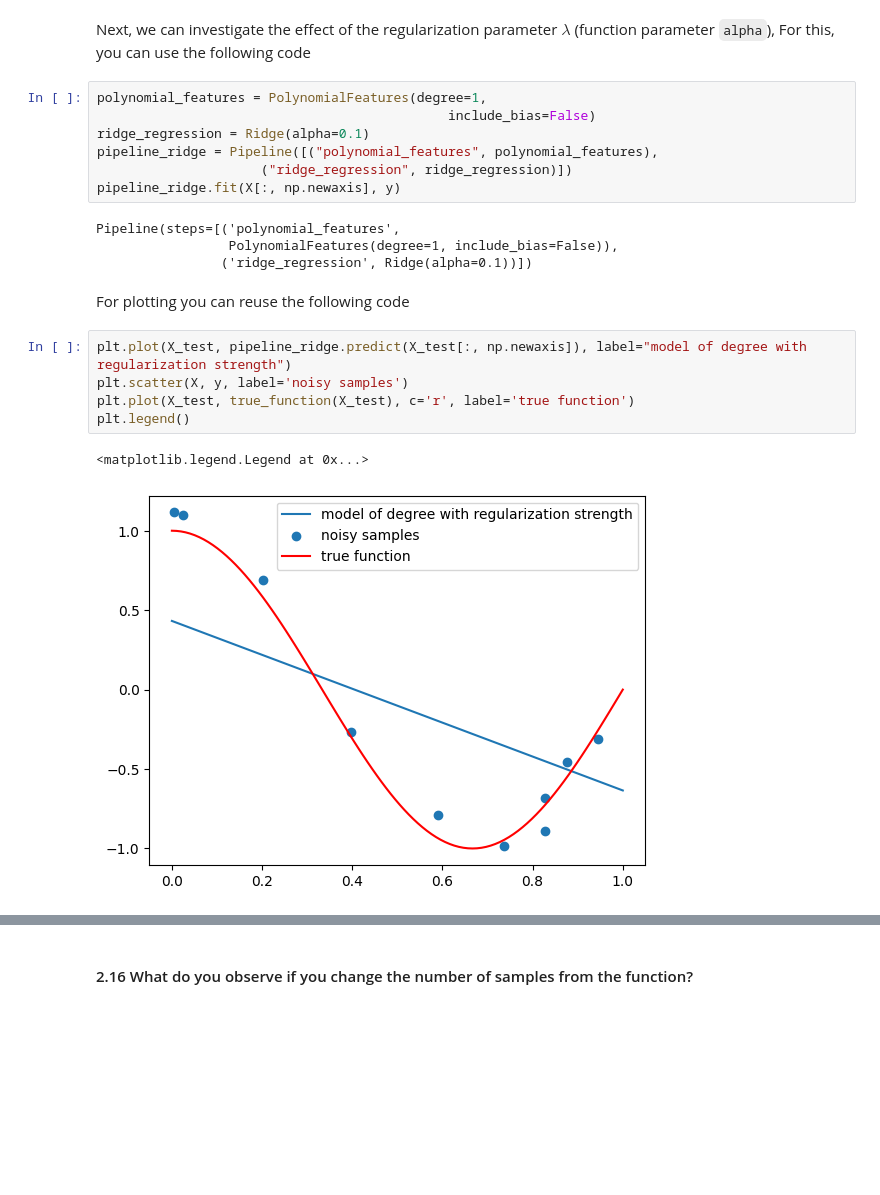
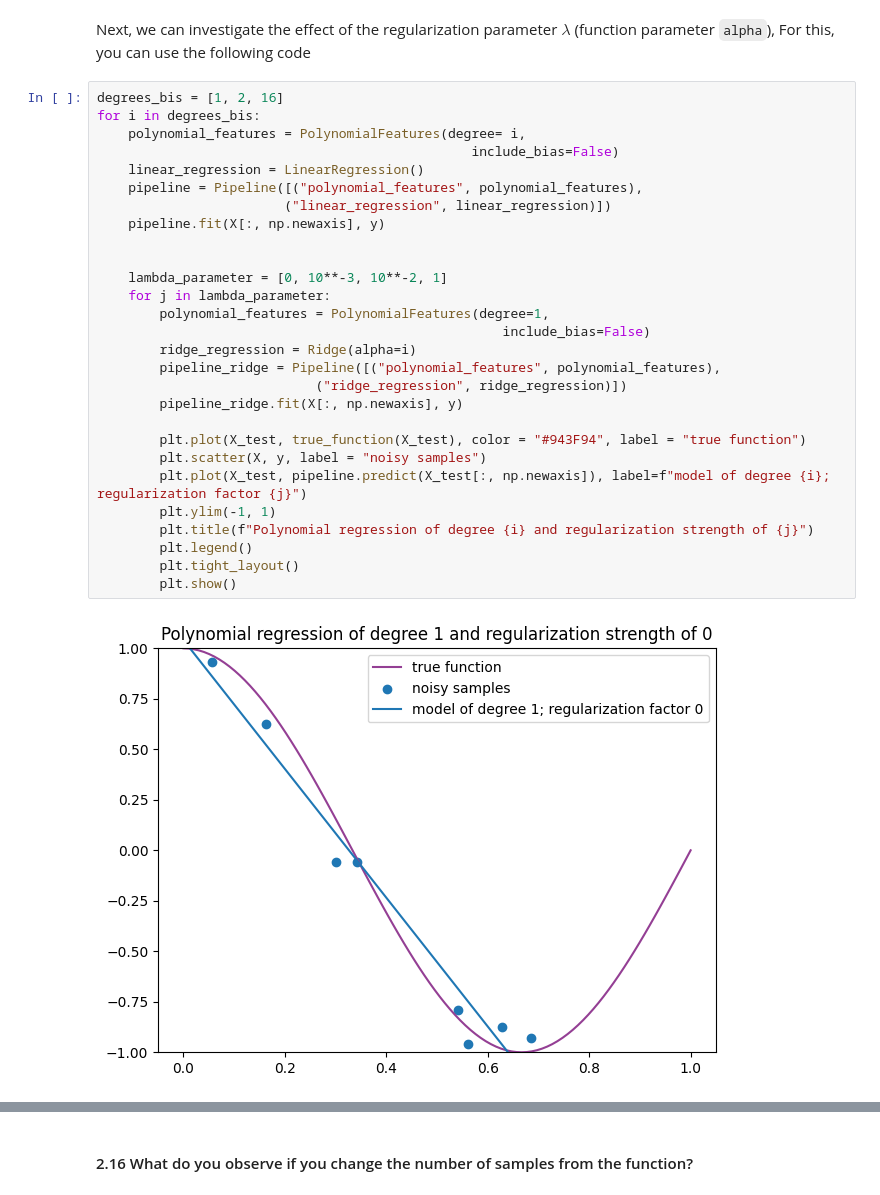
Before and after one commit to clarice-m04/modellinglab, a Jupyter notebook: theory_assignment.ipynb, the cells around one changed output, grey strips where cells are left out. Saved outputs shown, nothing was run; the diff lists cells and outputs as text; blank space fills up the shorter version.

Commit message:
plot for variation of lambda

```diff
--- a/theory_assignment.ipynb
+++ b/theory_assignment.ipynb
@@ -375,24 +375,33 @@ plt.legend()
 [figure]
 # %% [markdown]
 Next, we can investigate the effect of the regularization parameter $\lambda$ (function parameter `alpha`), For this, you can use the following code
-# %%
-polynomial_features = PolynomialFeatures(degree=1,
-                                             include_bias=False)
-ridge_regression = Ridge(alpha=0.1)
-pipeline_ridge = Pipeline([("polynomial_features", polynomial_features),
-                     ("ridge_regression", ridge_regression)])
-pipeline_ridge.fit(X[:, np.newaxis], y)
-# %% [output]
-Pipeline(steps=[('polynomial_features',
-                 PolynomialFeatures(degree=1, include_bias=False)),
-                ('ridge_regression', Ridge(alpha=0.1))])
-# %% [markdown]
-For plotting you can reuse the following code
-# %%
-plt.plot(X_test, pipeline_ridge.predict(X_test[:, np.newaxis]), label="model of degree with regularization strength")
-plt.scatter(X, y, label='noisy samples')
-plt.plot(X_test, true_function(X_test), c='r', label='true function')
-plt.legend()
-# %% [output]
-<matplotlib.legend.Legend at 0x...>
-[figure, removed]
+# %%
+degrees_bis = [1, 2, 16]
+for i in degrees_bis:
+    polynomial_features = PolynomialFeatures(degree= i,
+                                                include_bias=False)
+    linear_regression = LinearRegression()
+    pipeline = Pipeline([("polynomial_features", polynomial_features),
+                        ("linear_regression", linear_regression)])
+    pipeline.fit(X[:, np.newaxis], y)
+
+
+    lambda_parameter = [0, 10**-3, 10**-2, 1]
+    for j in lambda_parameter:
+        polynomial_features = PolynomialFeatures(degree=1,
+                                                    include_bias=False)
+        ridge_regression = Ridge(alpha=i)
+        pipeline_ridge = Pipeline([("polynomial_features", polynomial_features),
+                            ("ridge_regression", ridge_regression)])
+        pipeline_ridge.fit(X[:, np.newaxis], y)
+
+        plt.plot(X_test, true_function(X_test), color = "#943F94", label = "true function")
+        plt.scatter(X, y, label = "noisy samples")
+        plt.plot(X_test, pipeline.predict(X_test[:, np.newaxis]), label=f"model of degree {i}; regularization factor {j}")
+        plt.ylim(-1, 1)
+        plt.title(f"Polynomial regression of degree {i} and regularization strength of {j}")
+        plt.legend()
+        plt.tight_layout()
+        plt.show()
+# %% [output]
+[figure, added]
```
Also changed, not shown: parts of 2 cells of this notebook.
